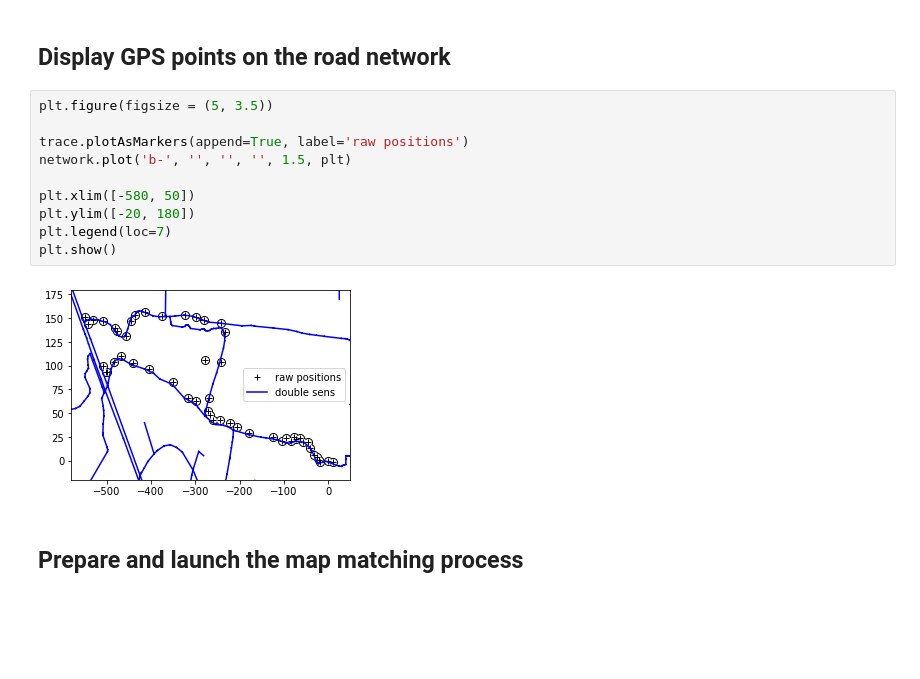
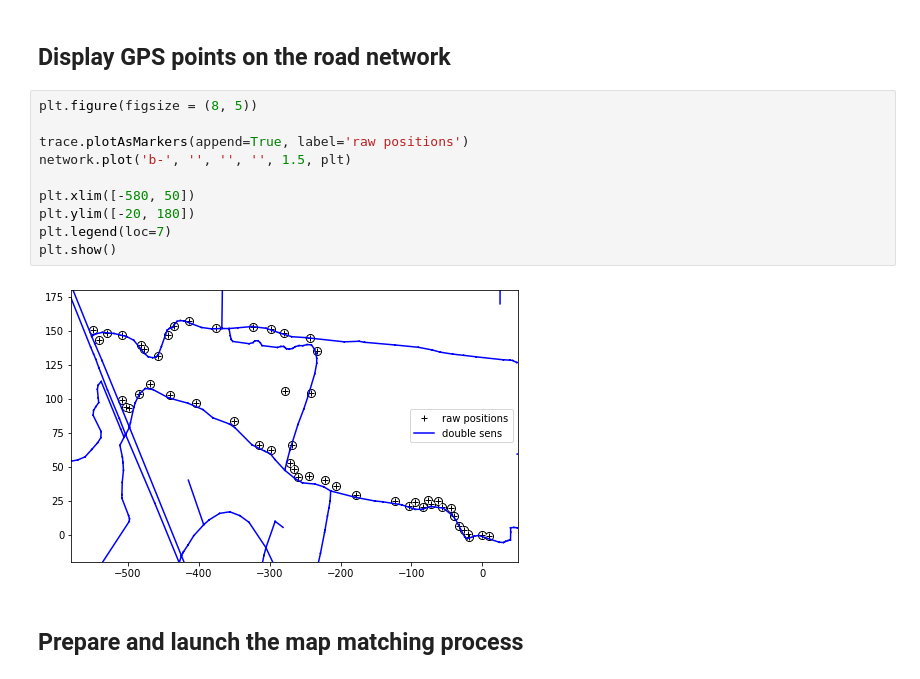
Before and after one commit to umrlastig/tracklib, a Jupyter notebook: doc/source/userguide/UG_MapMatchingOnNetwork.ipynb, the cells around one changed output. Cells and saved outputs as stored; diff of their text form; blank space fills up the shorter version.

```diff
--- a/doc/source/userguide/UG_MapMatchingOnNetwork.ipynb
+++ b/doc/source/userguide/UG_MapMatchingOnNetwork.ipynb
@@ -129,17 +129,17 @@ Total length of all edges =  19386.544826479814
 # %% [markdown]
 ## Display GPS points on the road network
 # %%
-plt.figure(figsize = (5, 3.5))
+plt.figure(figsize = (8, 5))
 
 trace.plotAsMarkers(append=True, label='raw positions')
 network.plot('b-', '', '', '', 1.5, plt)
 
 plt.xlim([-580, 50])
 plt.ylim([-20, 180])
 plt.legend(loc=7)
 plt.show()
 # %% [output]
-[figure, old version]
+[figure, new version]
 # %% [markdown]
 ## Prepare and launch the map matching process
 # %%
```
Also changed, not shown: parts of 4 cells of this notebook.
